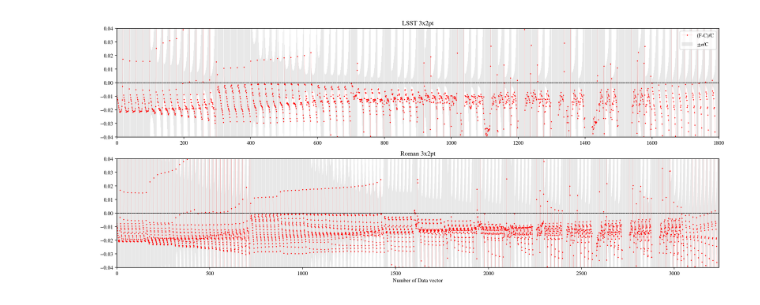
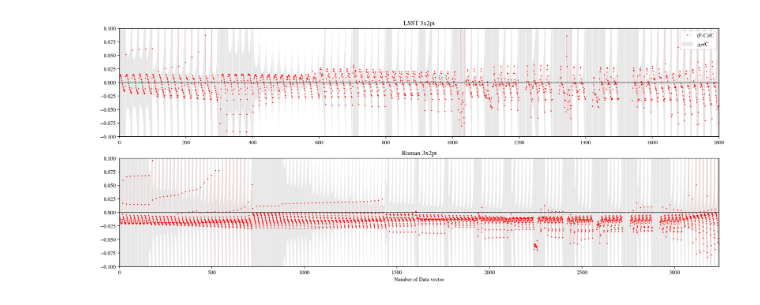
Before and after one commit to junzhou502/Approx-Impact-Roman-LSST, a Jupyter notebook: code_comparison/plot.ipynb, the cells around one changed output. Cells and saved outputs as stored; diff of their text form; code cells hidden in the pictures.

Commit message:
algined the models, add one version of plot

```diff
--- a/code_comparison/plot.ipynb
+++ b/code_comparison/plot.ipynb
@@ -42,7 +42,7 @@ tmin = 1
 tmax = 500
 
 dvF_file = './data/lsst_real/firecrown_theory.txt'
-dvC_file = './data/lsst_real/lsst_takahashi.modelvector'
+dvC_file = './data/lsst_real/lsst_limber+noRSD+takahashi.modelvector'
 sigmas_file = './data/lsst_real/sigmas.npy'
 mask_file = './data/lsst_real/lsst_Y3.mask'
 
@@ -99,7 +99,7 @@ for i in range(nlens):
 #general settings for plot
 ax[0].set_title('LSST 3x2pt')
 ax[0].set_xlabel('')
-ax[0].set_ylim(-0.04, 0.04)
+ax[0].set_ylim(-0.10, 0.10)
 ax[0].set_xlim(0, cnt*ntheta)
 
 #load Roman data
@@ -112,7 +112,7 @@ tmin = 1
 tmax = 500
 
 dvF_file = './data/roman_real/firecrown_theory.txt'
-dvC_file = './data/roman_real/roman_takahashi.modelvector'
+dvC_file = './data/roman_real/roman_limber+noRSD+takahashi.modelvector'
 sigmas_file = './data/roman_real/sigmas.npy'
 mask_file = './data/roman_real/roman_Y3.mask'
 
@@ -125,33 +125,33 @@ sigmas = np.load(sigmas_file)
 cnt = 0
 
 #start loop
 for i in range(nsrcs):
     for j in range(i, nsrcs):
         l,r = int(cnt*ntheta),int((cnt+1)*ntheta)
         plot_assemble(ax[1], cnt, probe=r'$\xi^+$', combo=f'{i}x{j}')
         cnt+=1
 for i in range(nsrcs):
     for j in range(i, nsrcs):
         l,r = int(cnt*ntheta),int((cnt+1)*ntheta)
         plot_assemble(ax[1], cnt, probe=r'$\xi^-$', combo=f'{i}x{j}')
         cnt+=1
 for i in range(nlens):
     for j in range(nsrcs):
         l,r = int(cnt*ntheta),int((cnt+1)*ntheta)
         plot_assemble(ax[1], cnt, probe=r'$\gamma t$', combo=f'{i}x{j}')
         cnt+=1
 for i in range(nlens):
     l,r = int(cnt*ntheta),int((cnt+1)*ntheta)
     plot_assemble(ax[1], cnt, probe=r'$W(\theta)$', combo=f'{i}x{i}')
     cnt+=1
 
 #general settings for plot
 ax[1].set_xlabel('Number of Data vector')
 ax[1].set_title('Roman 3x2pt')
-ax[1].set_ylim(-0.04, 0.04)
+ax[1].set_ylim(-0.10, 0.10)
 ax[1].set_xlim(0, cnt*ntheta)
 
-plt.savefig('data_vector_comparison.jpg',dpi=300)
+#plt.savefig('data_vector_comparison.jpg',dpi=300)
 plt.show()
 # %% [output]
-[figure, old version]
+[figure, new version]
```
Also changed, not shown: parts of 1 cell of this notebook, 4 other files.
